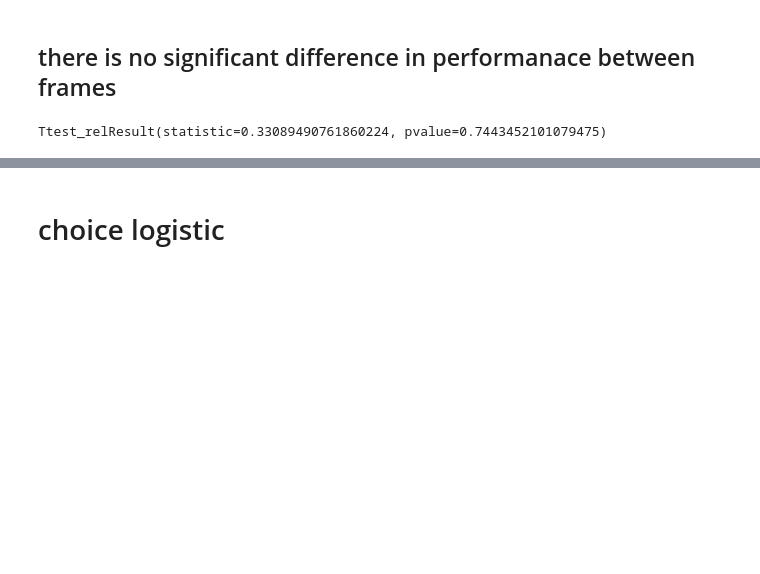
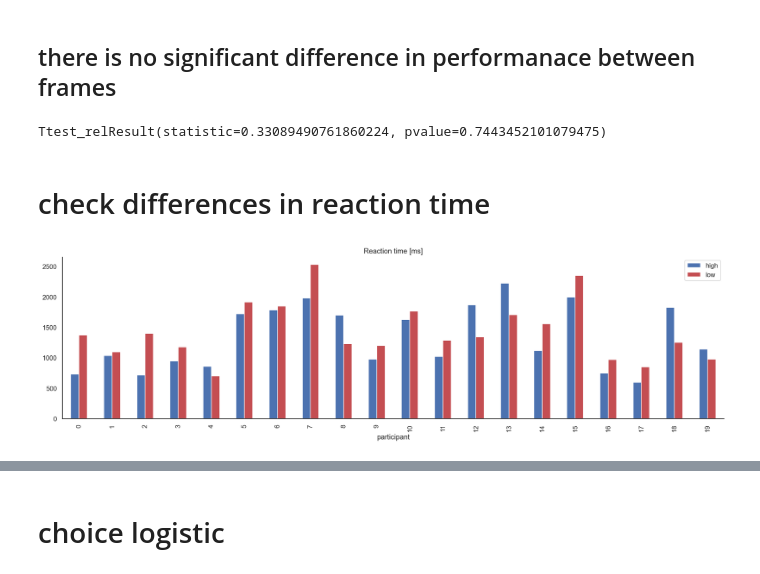
Before and after one commit to pradysepulveda/pupilPEB2021, a Jupyter notebook: Code PupilClicks/PEB2021_PupilSelect.ipynb, the cells around one changed output, grey strips where cells are left out. Cells and saved outputs as stored; diff of their text form; code cells hidden in the pictures; blank space fills up the shorter version.

```diff
--- a/Code PupilClicks/PEB2021_PupilSelect.ipynb
+++ b/Code PupilClicks/PEB2021_PupilSelect.ipynb
@@ -321,3 +321,27 @@ accuracies
 stats.ttest_rel(accuracies.high,accuracies.low)
 # %% [output]
 Ttest_relResult(statistic=0.33089490761860224, pvalue=0.7443452101079475)
+# %% [markdown]
+# check differences in reaction time
+# %%
+rt = pd.DataFrame( columns = [])
+rtH = []
+rtL = []
+
+for i in choiceFrameAll.part.unique():
+    rtH.append(choiceFrameAll.loc[(choiceFrameAll['frame'] == 1) & (choiceFrameAll['part'] == i)].Choice_SND1_RT.mean())
+    #print(accuracy_like)
+
+    rtL.append(choiceFrameAll.loc[(choiceFrameAll['frame'] == 2) & (choiceFrameAll['part'] == i)].Choice_SND1_RT.mean())
+    #print(accuracy_dislike)
+
+rt['participant'] = range(len(choiceFrameAll.part.unique()))
+rt['high'] = rtH
+rt['low'] = rtL
+# %%
+rt.plot.bar(x='participant',y=['high','low'], figsize=(20,5),title = 'Reaction time [ms]',color = ['b','r'])
+#ax.set_ylim(0, 1)
+plt.xticks(range(0,len(choiceFrameAll["part"].unique())), choiceFrameAll["part"].unique())
+sns.despine()
+# %% [output]
+[figure, added]
```
Also changed, not shown: parts of 17 cells of this notebook, 4 other files.
